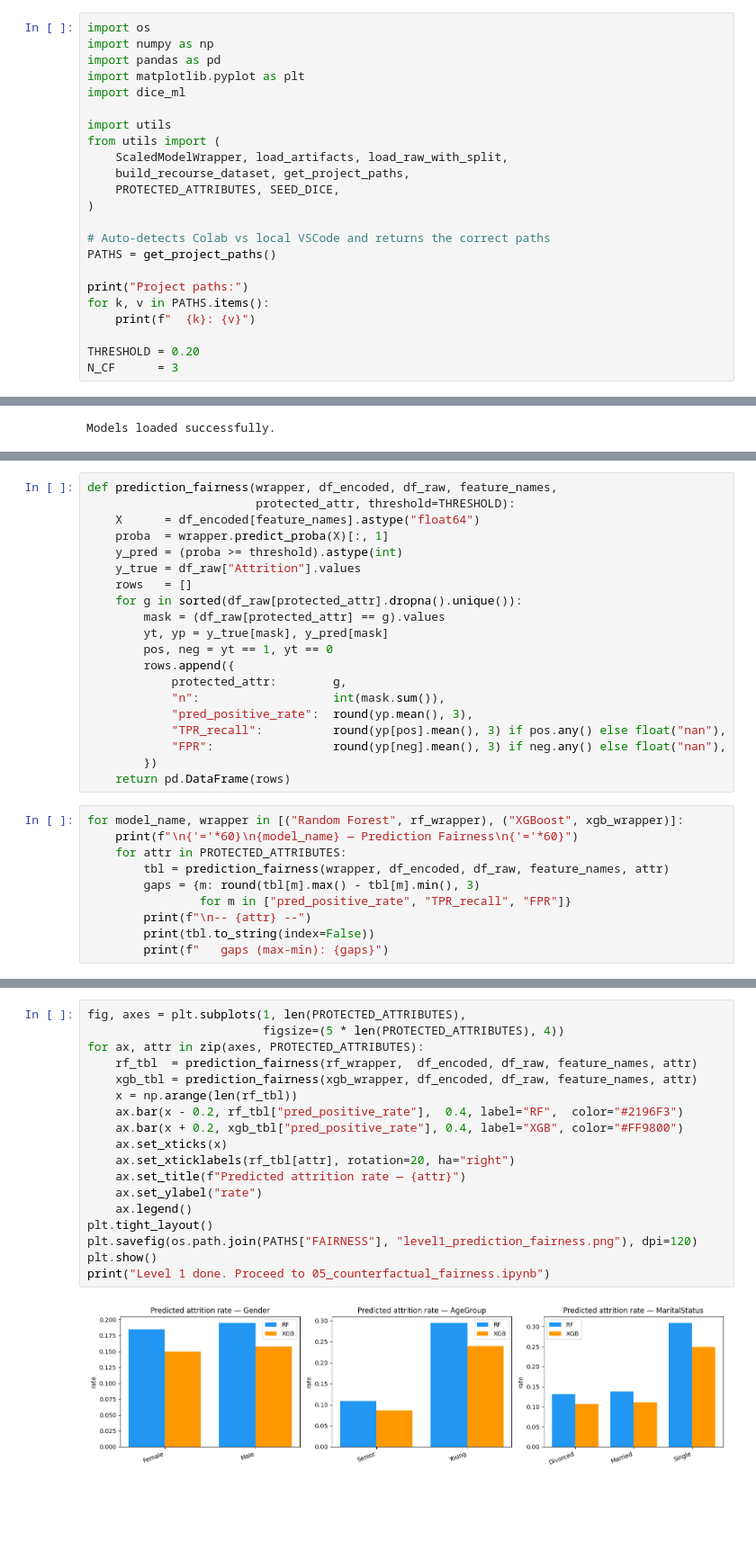
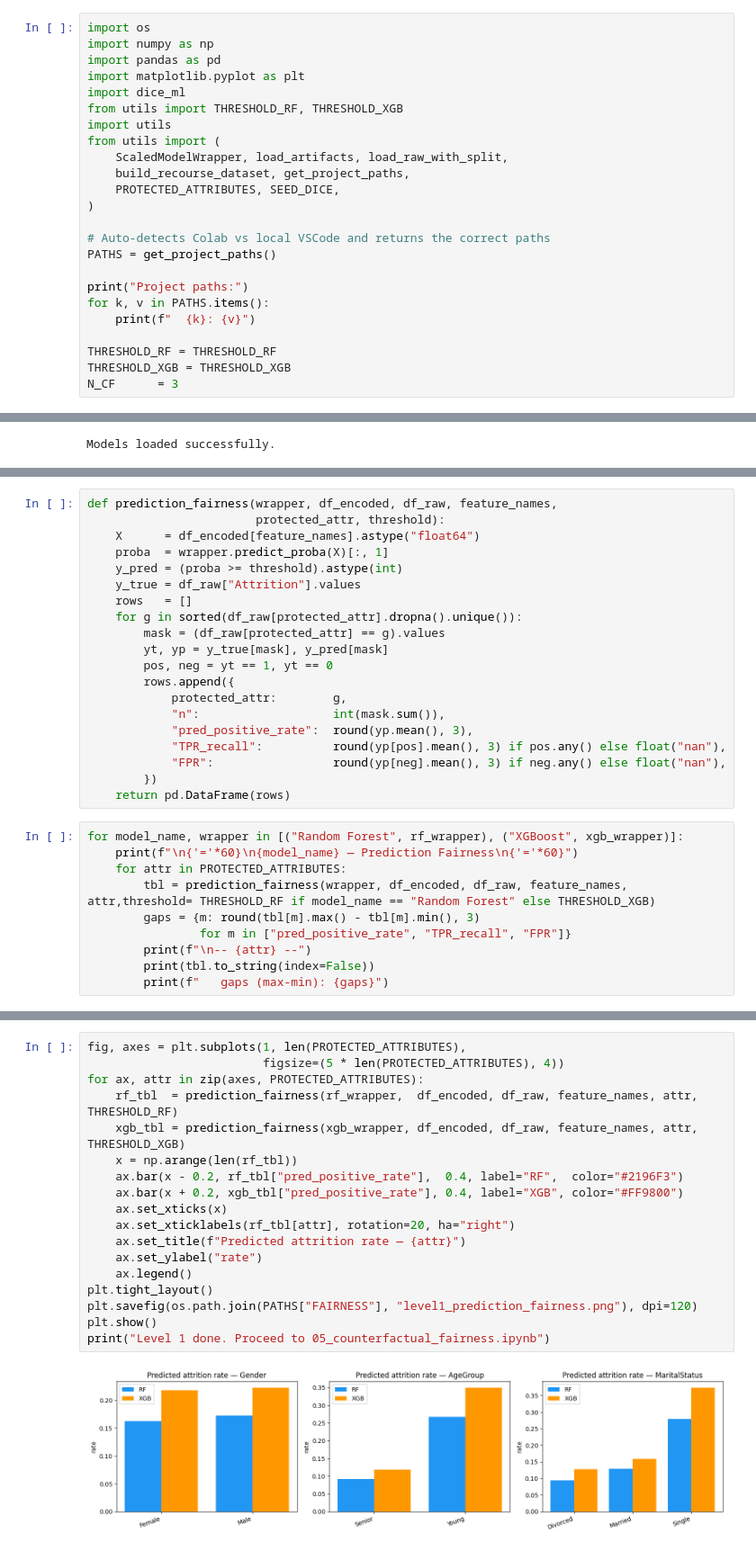
Before and after one commit to francescagrasso02/infoh512-project, a Jupyter notebook: notebooks/3.a. Recourse & Prediction Fairness.ipynb, the cells around one changed output, grey strips where cells are left out. Shown at 90% size. Saved outputs shown, nothing was run; the diff lists cells and outputs as text; blank space fills up the shorter version.

```diff
--- a/notebooks/3.a. Recourse & Prediction Fairness.ipynb
+++ b/notebooks/3.a. Recourse & Prediction Fairness.ipynb
@@ -25,7 +28,7 @@ import numpy as np
 import pandas as pd
 import matplotlib.pyplot as plt
 import dice_ml
-
+from utils import THRESHOLD_RF, THRESHOLD_XGB
 import utils
 from utils import (
     ScaledModelWrapper, load_artifacts, load_raw_with_split,
@@ -40,7 +43,8 @@ print("Project paths:")
 for k, v in PATHS.items():
     print(f"  {k}: {v}")
 
-THRESHOLD = 0.20
+THRESHOLD_RF = THRESHOLD_RF
+THRESHOLD_XGB = THRESHOLD_XGB
 N_CF      = 3
 # %% [output]
 Project paths:
@@ -156,6 +151,6 @@ Three group-fairness notions (from the lecture slides):
 # %%
 def prediction_fairness(wrapper, df_encoded, df_raw, feature_names,
-                        protected_attr, threshold=THRESHOLD):
+                        protected_attr, threshold):
     X      = df_encoded[feature_names].astype("float64")
     proba  = wrapper.predict_proba(X)[:, 1]
     y_pred = (proba >= threshold).astype(int)
@@ -177,7 +172,7 @@ def prediction_fairness(wrapper, df_encoded, df_raw, feature_names,
 for model_name, wrapper in [("Random Forest", rf_wrapper), ("XGBoost", xgb_wrapper)]:
     print(f"\n{'='*60}\n{model_name} — Prediction Fairness\n{'='*60}")
     for attr in PROTECTED_ATTRIBUTES:
-        tbl = prediction_fairness(wrapper, df_encoded, df_raw, feature_names, attr)
+        tbl = prediction_fairness(wrapper, df_encoded, df_raw, feature_names, attr,threshold= THRESHOLD_RF if model_name == "Random Forest" else THRESHOLD_XGB)
         gaps = {m: round(tbl[m].max() - tbl[m].min(), 3)
                 for m in ["pred_positive_rate", "TPR_recall", "FPR"]}
         print(f"\n-- {attr} --")
@@ -206,23 +201,23 @@ AgeGroup   n  pred_positive_rate  TPR_recall   FPR
 # %%
 fig, axes = plt.subplots(1, len(PROTECTED_ATTRIBUTES),
                          figsize=(5 * len(PROTECTED_ATTRIBUTES), 4))
 for ax, attr in zip(axes, PROTECTED_ATTRIBUTES):
-    rf_tbl  = prediction_fairness(rf_wrapper,  df_encoded, df_raw, feature_names, attr)
-    xgb_tbl = prediction_fairness(xgb_wrapper, df_encoded, df_raw, feature_names, attr)
+    rf_tbl  = prediction_fairness(rf_wrapper,  df_encoded, df_raw, feature_names, attr, THRESHOLD_RF)
+    xgb_tbl = prediction_fairness(xgb_wrapper, df_encoded, df_raw, feature_names, attr, THRESHOLD_XGB)
     x = np.arange(len(rf_tbl))
     ax.bar(x - 0.2, rf_tbl["pred_positive_rate"],  0.4, label="RF",  color="#2196F3")
     ax.bar(x + 0.2, xgb_tbl["pred_positive_rate"], 0.4, label="XGB", color="#FF9800")
     ax.set_xticks(x)
     ax.set_xticklabels(rf_tbl[attr], rotation=20, ha="right")
     ax.set_title(f"Predicted attrition rate — {attr}")
     ax.set_ylabel("rate")
     ax.legend()
 plt.tight_layout()
 plt.savefig(os.path.join(PATHS["FAIRNESS"], "level1_prediction_fairness.png"), dpi=120)
 plt.show()
 print("Level 1 done. Proceed to 05_counterfactual_fairness.ipynb")
 # %% [output]
-[figure, old version]
+[figure, new version]
 Level 1 done. Proceed to 05_counterfactual_fairness.ipynb
 # %%
 # ─────────────────────────────────────────────────────────────────────────────
```
Also changed, not shown: parts of 18 cells of this notebook, 8 other files.
